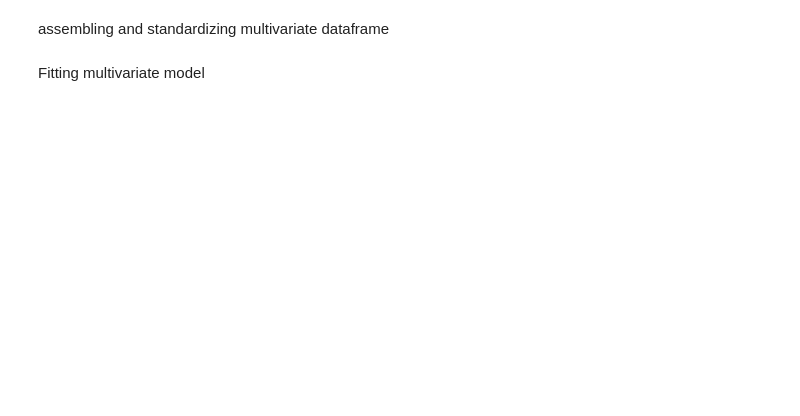
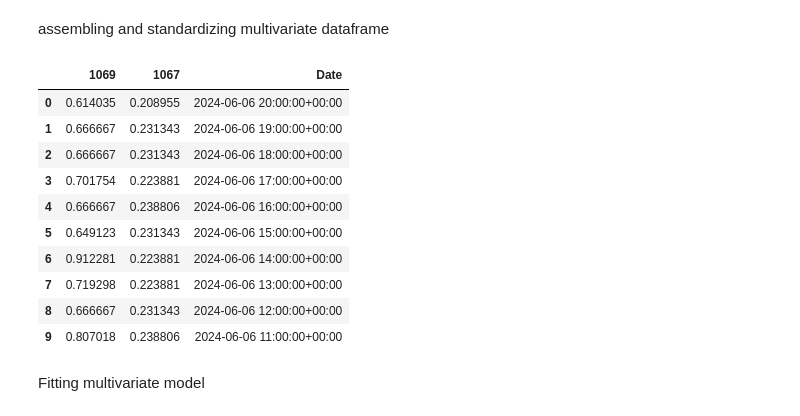
Before and after one commit to pinstripezebra/Air-Polution-Forecasting, a Jupyter notebook: aggregate_analysis.ipynb, the cells around one changed output. Cells and saved outputs as stored; diff of their text form; code cells hidden in the pictures; blank space fills up the shorter version.

```diff
--- a/aggregate_analysis.ipynb
+++ b/aggregate_analysis.ipynb
@@ -257,18 +291,30 @@ assembling and standardizing multivariate dataframe
 # %%
 exogenous_vars = ['1069']
 dependent = ['1067']
 total_vars = exogenous_vars + dependent
 
 multivariate_df = multivariate_df[['Date'] + exogenous_vars + dependent]
 
 # Scaling dependent/independent variables to have same min/max vals
-x = combined_df[total_vars].values
+x = multivariate_df[total_vars].values
 min_max_scaler = preprocessing.MinMaxScaler()
 multivariate_df_scaled = pd.DataFrame(min_max_scaler.fit_transform(x),
                                                            columns = total_vars)
 # Adding back date
 multivariate_df_scaled['Date'] = multivariate_df['Date']
 multivariate_df_scaled.head(10)
+# %% [output]
+|  | 1069 | 1067 | Date |
+| 0 | 0.614035 | 0.208955 | 2024-06-06 20:00:00+00:00 |
+| 1 | 0.666667 | 0.231343 | 2024-06-06 19:00:00+00:00 |
+| 2 | 0.666667 | 0.231343 | 2024-06-06 18:00:00+00:00 |
+| 3 | 0.701754 | 0.223881 | 2024-06-06 17:00:00+00:00 |
+| 4 | 0.666667 | 0.238806 | 2024-06-06 16:00:00+00:00 |
+| 5 | 0.649123 | 0.231343 | 2024-06-06 15:00:00+00:00 |
+| 6 | 0.912281 | 0.223881 | 2024-06-06 14:00:00+00:00 |
+| 7 | 0.719298 | 0.223881 | 2024-06-06 13:00:00+00:00 |
+| 8 | 0.666667 | 0.231343 | 2024-06-06 12:00:00+00:00 |
+| 9 | 0.807018 | 0.238806 | 2024-06-06 11:00:00+00:00 |
 # %% [markdown]
 Fitting multivariate model
 # %%
```
Also changed, not shown: parts of 8 cells of this notebook, 2 other files.
